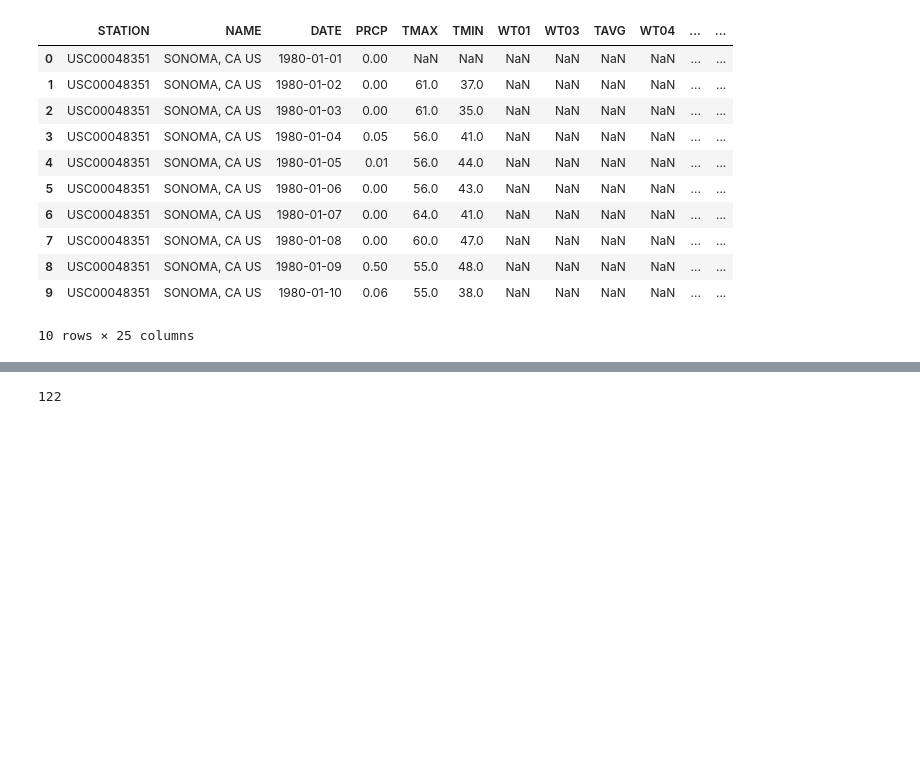
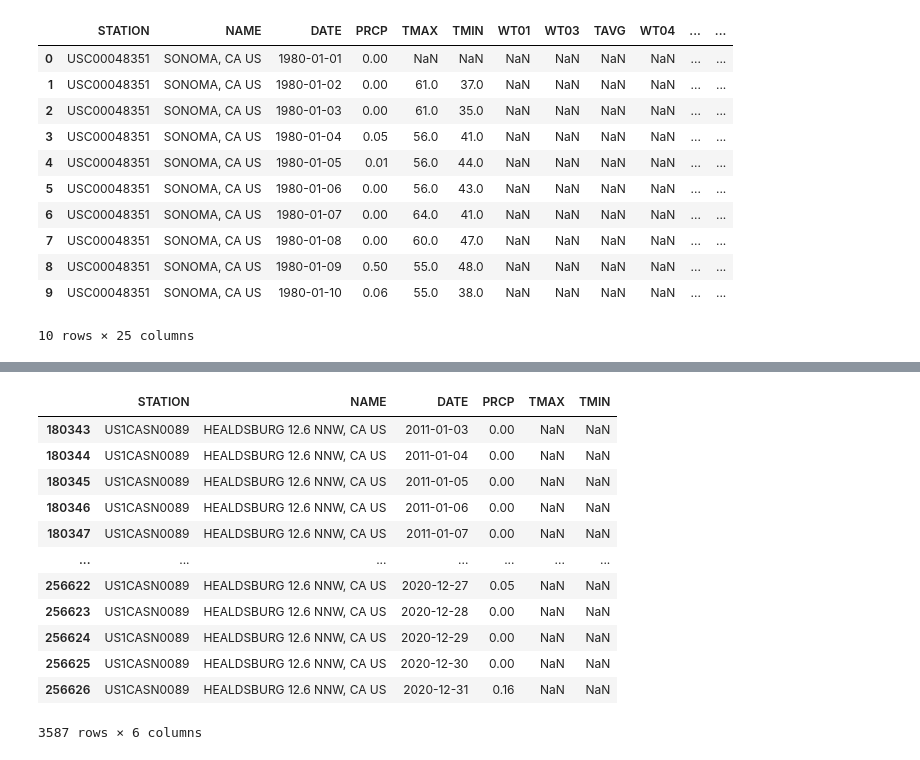
Before and after one commit to coldzonemt/Capstone_2, a Jupyter notebook: Data_Wragnling.ipynb, the cells around one changed output, grey strips where cells are left out. Cells and saved outputs as stored; diff of their text form; code cells hidden in the pictures; blank space fills up the shorter version.

```diff
--- a/Data_Wragnling.ipynb
+++ b/Data_Wragnling.ipynb
@@ -150,5 +248,15 @@ len(somona_weather_df['NAME'].unique())
 # %%
-# Get number of unique stations
-len(somona_weather_df['STATION'].unique())
 # %% [output]
+|  | STATION | NAME | DATE | PRCP | TMAX | TMIN |
+| 180343 | US1CASN0089 | HEALDSBURG 12.6 NNW, CA US | 2011-01-03 | 0.00 | NaN | NaN |
+| 180344 | US1CASN0089 | HEALDSBURG 12.6 NNW, CA US | 2011-01-04 | 0.00 | NaN | NaN |
+| 180345 | US1CASN0089 | HEALDSBURG 12.6 NNW, CA US | 2011-01-05 | 0.00 | NaN | NaN |
+| 180346 | US1CASN0089 | HEALDSBURG 12.6 NNW, CA US | 2011-01-06 | 0.00 | NaN | NaN |
+| 180347 | US1CASN0089 | HEALDSBURG 12.6 NNW, CA US | 2011-01-07 | 0.00 | NaN | NaN |
+| ... | ... | ... | ... | ... | ... | ... |
+| 256622 | US1CASN0089 | HEALDSBURG 12.6 NNW, CA US | 2020-12-27 | 0.05 | NaN | NaN |
+| 256623 | US1CASN0089 | HEALDSBURG 12.6 NNW, CA US | 2020-12-28 | 0.00 | NaN | NaN |
+| 256624 | US1CASN0089 | HEALDSBURG 12.6 NNW, CA US | 2020-12-29 | 0.00 | NaN | NaN |
+| 256625 | US1CASN0089 | HEALDSBURG 12.6 NNW, CA US | 2020-12-30 | 0.00 | NaN | NaN |
+| 256626 | US1CASN0089 | HEALDSBURG 12.6 NNW, CA US | 2020-12-31 | 0.16 | NaN | NaN |
-122
+3587 rows × 6 columns
```
Also changed, not shown: parts of 21 cells of this notebook.
